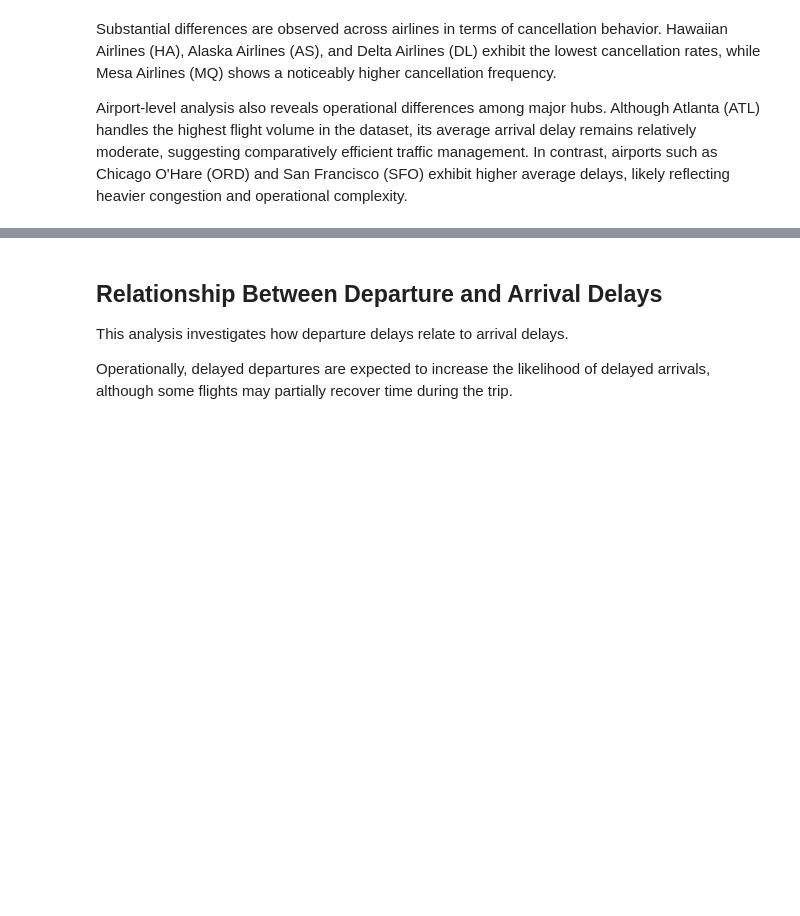
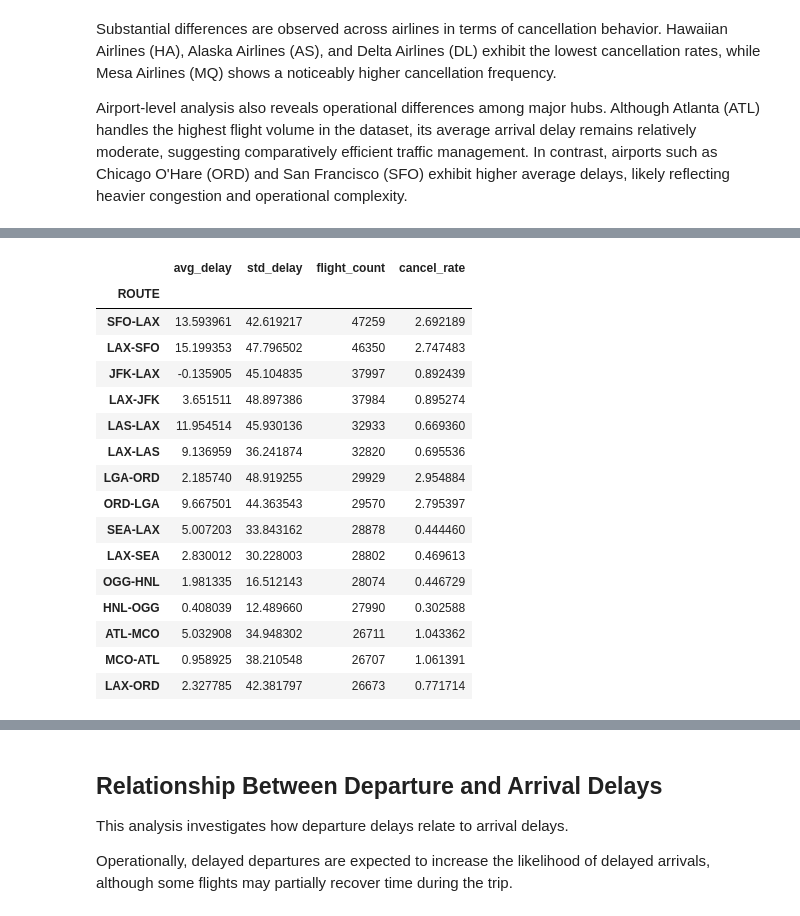
Before and after one commit to fermow/SBU-Data-Science-2026, a Jupyter notebook: Assignment_1/jupyter_notebooks_and_reports/eda/eda.ipynb, the cells around one changed output, grey strips where cells are left out. Saved outputs shown, nothing was run; the diff lists cells and outputs as text; code cells hidden in the pictures; blank space fills up the shorter version.

```diff
--- a/Assignment_1/jupyter_notebooks_and_reports/eda/eda.ipynb
+++ b/Assignment_1/jupyter_notebooks_and_reports/eda/eda.ipynb
@@ -1062,0 +1168,33 @@ Airport-level analysis also reveals operational differences among major hubs. Al
+# %%
+df["ROUTE"] = df["ORIGIN"] + "-" + df["DEST"]
+
+route_stats = (
+    df.groupby("ROUTE")
+    .agg({
+        "ARR_DELAY": ["mean", "std", "count"],
+        "CANCELLED": "mean"
+    })
+)
+route_stats.columns = ["avg_delay", "std_delay", "flight_count", "cancel_rate"]
+route_stats["cancel_rate"] *= 100
+
+top_routes = route_stats.sort_values("flight_count", ascending=False).head(15)
+top_routes
+# %% [output]
+|  | avg_delay | std_delay | flight_count | cancel_rate |
+| ROUTE |  |  |  |  |
+| SFO-LAX | 13.593961 | 42.619217 | 47259 | 2.692189 |
+| LAX-SFO | 15.199353 | 47.796502 | 46350 | 2.747483 |
+| JFK-LAX | -0.135905 | 45.104835 | 37997 | 0.892439 |
+| LAX-JFK | 3.651511 | 48.897386 | 37984 | 0.895274 |
+| LAS-LAX | 11.954514 | 45.930136 | 32933 | 0.669360 |
+| LAX-LAS | 9.136959 | 36.241874 | 32820 | 0.695536 |
+| LGA-ORD | 2.185740 | 48.919255 | 29929 | 2.954884 |
+| ORD-LGA | 9.667501 | 44.363543 | 29570 | 2.795397 |
+| SEA-LAX | 5.007203 | 33.843162 | 28878 | 0.444460 |
+| LAX-SEA | 2.830012 | 30.228003 | 28802 | 0.469613 |
+| OGG-HNL | 1.981335 | 16.512143 | 28074 | 0.446729 |
+| HNL-OGG | 0.408039 | 12.489660 | 27990 | 0.302588 |
+| ATL-MCO | 5.032908 | 34.948302 | 26711 | 1.043362 |
+| MCO-ATL | 0.958925 | 38.210548 | 26707 | 1.061391 |
+| LAX-ORD | 2.327785 | 42.381797 | 26673 | 0.771714 |
```
Also changed, not shown: parts of 18 cells of this notebook.
